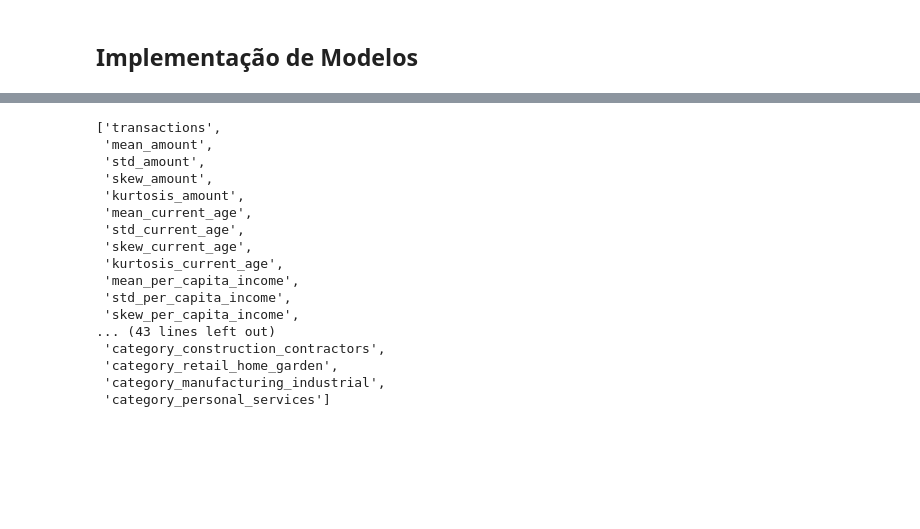
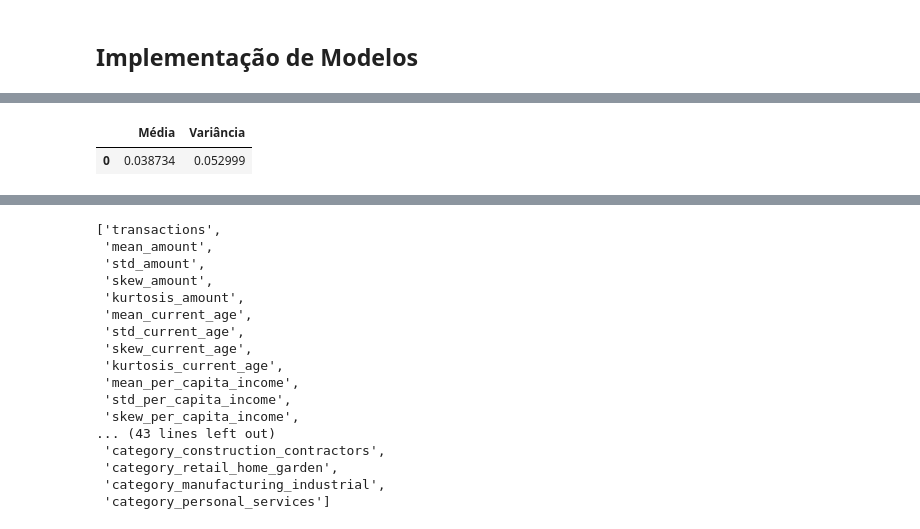
Before and after one commit to Angelicogfa/tcc_mba_datascience_analytics_usp_esalq, a Jupyter notebook: 04_modelagem_preditiva.ipynb, the cells around one changed output, grey strips where cells are left out. Cells and saved outputs as stored; diff of their text form; code cells hidden in the pictures; blank space fills up the shorter version.

```diff
--- a/04_modelagem_preditiva.ipynb
+++ b/04_modelagem_preditiva.ipynb
@@ -127,3 +161,8 @@ plt.show()
+# %%
+pd.DataFrame({'Média':[df['frauds'].mean()],'Variância':[df['frauds'].var()]})
+# %% [output]
+|  | Média | Variância |
+| 0 | 0.038734 | 0.052999 |
 # %%
 modelo_poison_simple = smf.glm(formula='frauds ~ transactions', data=df, family=sm.families.Poisson()).fit()
 modelo_poison_simple.summary()
```
Also changed, not shown: parts of 5 cells of this notebook.
